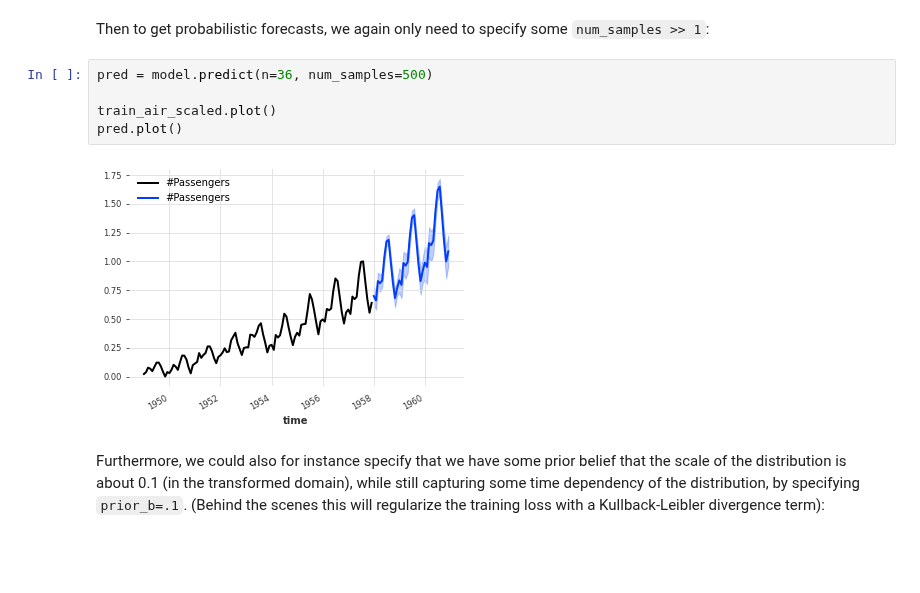
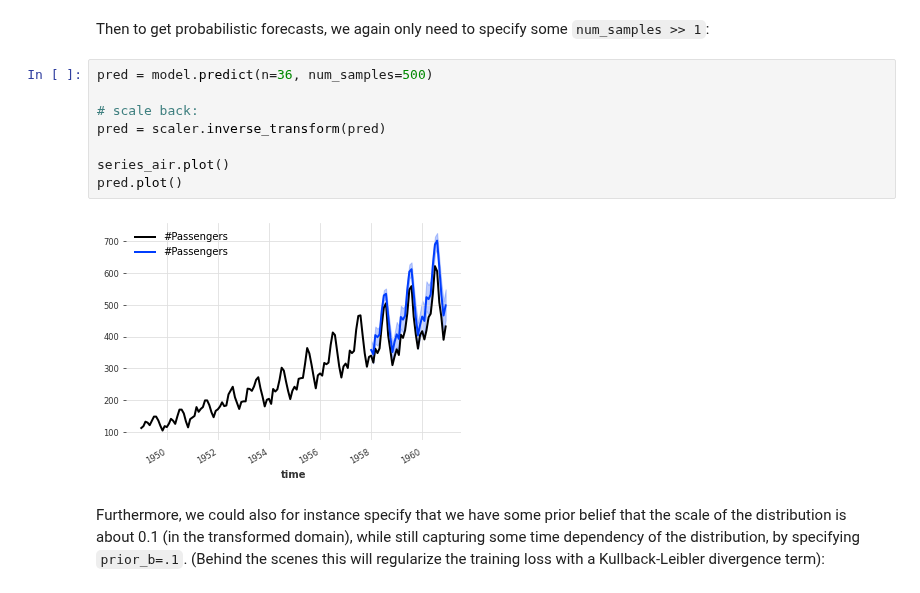
Before and after one commit to unit8co/darts, a Jupyter notebook: examples/00-quickstart.ipynb, the cells around one changed output. Cells and saved outputs as stored; diff of their text form; blank space fills up the shorter version.

```diff
--- a/examples/00-quickstart.ipynb
+++ b/examples/00-quickstart.ipynb
@@ -692,10 +666,13 @@ Then to get probabilistic forecasts, we again only need to specify some `num_sam
 # %%
 pred = model.predict(n=36, num_samples=500)
 
-train_air_scaled.plot()
+# scale back:
+pred = scaler.inverse_transform(pred)
+
+series_air.plot()
 pred.plot()
 # %% [output]
-[figure, old version]
+[figure, new version]
 # %% [markdown]
 Furthermore, we could also for instance specify that we have some prior belief that the scale of the distribution is about 0.1 (in the transformed domain), while still capturing some time dependency of the distribution, by specifying `prior_b=.1`.
 (Behind the scenes this will regularize the training loss with a Kullback-Leibler divergence term):
```
Also changed, not shown: parts of 27 cells of this notebook, 1 other file.
